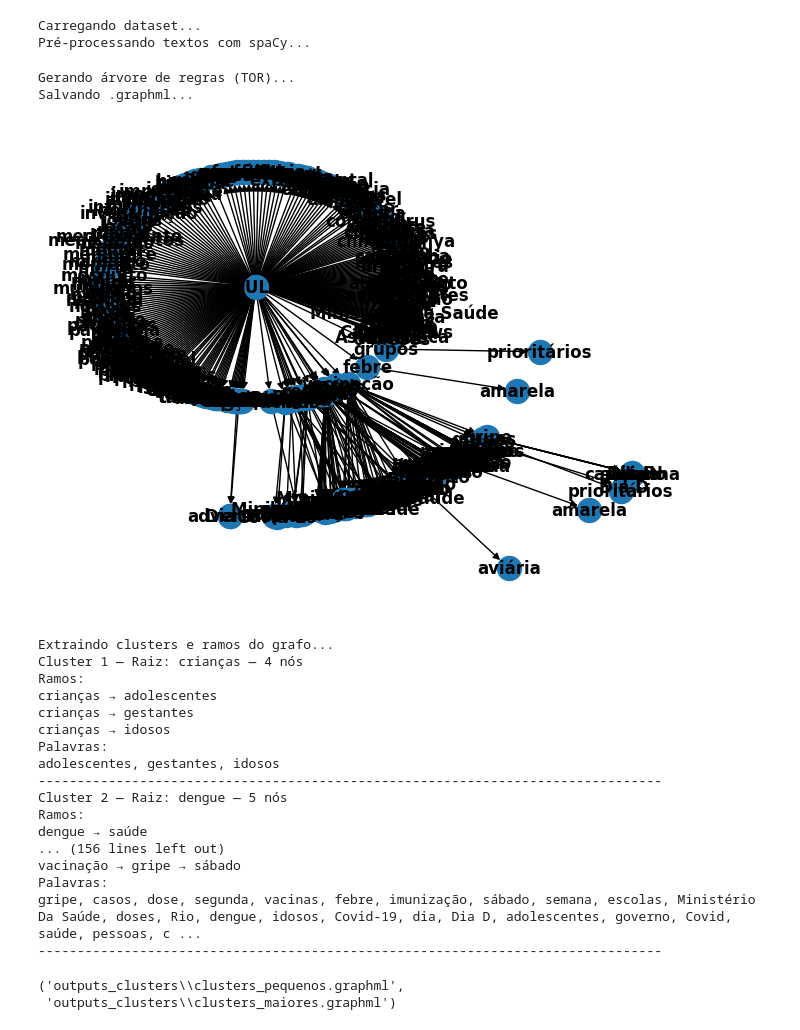
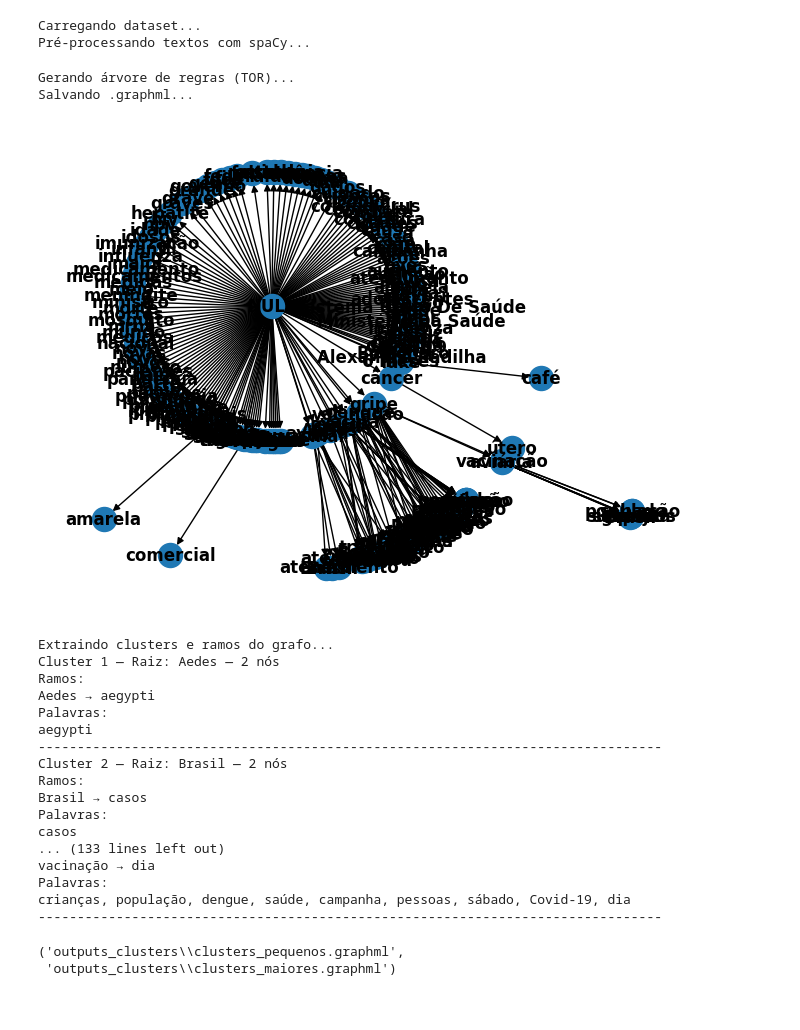
Before and after one commit to luiza-bolonha/Pre-Processing-ToR, a Jupyter notebook: main_tweet_revisado.ipynb, the cells around one changed output. Cells and saved outputs as stored; diff of their text form; code cells hidden in the pictures.

Commit message:
novo database - juliana marins

```diff
--- a/main_tweet_revisado.ipynb
+++ b/main_tweet_revisado.ipynb
@@ -290,7 +290,7 @@ from trieofrules import trieofrules
 
 # 1. Carrega o CSV
 print("Carregando dataset...")
-df = pd.read_csv("datasets/database_2025.csv")
+df = pd.read_csv("datasets/tweets_jun_2025.csv")
 lista_de_textos = df["description"].astype(str).tolist()
 
 # 2. Pré-processamento
@@ -304,39 +304,39 @@ contagem_palavras(resultado)
 # %%
 # 3. Gera o TOR (Trie of Rules) a partir dos dados
 print("Gerando árvore de regras (TOR)...")
-TOR = trieofrules(data=resultado, alg='Apriori', min_support=0.005)
+TOR = trieofrules(data=resultado, alg='Apriori', min_support=0.008)
 TOR.draw()
 
 # 4. Salva a visualização e estrutura como .graphml
 print("Salvando .graphml...")
-TOR.save_graph(filename="outputs/database_2025.graphml")
+TOR.save_graph(filename="outputs/semana_1_jun_2025.graphml")
 # %% [output]
 Gerando árvore de regras (TOR)...
 Salvando .graphml...
-[figure, old version]
+[figure, new version]
 # %%
 # 5. Extrai clusters com ramos hierárquicos
 print("Extraindo clusters e ramos do grafo...")
-path_file = "outputs/database_2025.graphml"
+path_file = "outputs/jun_2025.graphml"
 componentes = extrair_clusters_com_ramos(path_file)
 separar_clusters_por_tamanho(path_file)
 # %% [output]
 Extraindo clusters e ramos do grafo...
-Cluster 1 — Raiz: crianças — 4 nós
+Cluster 1 — Raiz: Aedes — 2 nós
 Ramos:
-crianças → adolescentes
-crianças → gestantes
-crianças → idosos
+Aedes → aegypti
 Palavras:
-adolescentes, gestantes, idosos
+aegypti
 --------------------------------------------------------------------------------
-Cluster 2 — Raiz: dengue — 5 nós
+Cluster 2 — Raiz: Brasil — 2 nós
 Ramos:
-dengue → saúde
-... (156 lines left out)
-vacinação → gripe → sábado
+Brasil → casos
 Palavras:
-gripe, casos, dose, segunda, vacinas, febre, imunização, sábado, semana, escolas, Ministério Da Saúde, doses, Rio, dengue, idosos, Covid-19, dia, Dia D, adolescentes, governo, Covid, saúde, pessoas, c ...
+casos
+... (133 lines left out)
+vacinação → dia
+Palavras:
+crianças, população, dengue, saúde, campanha, pessoas, sábado, Covid-19, dia
 --------------------------------------------------------------------------------
 ('outputs_clusters\\clusters_pequenos.graphml',
  'outputs_clusters\\clusters_maiores.graphml')
```
Also changed, not shown: parts of 5 cells of this notebook, 13 other files.
